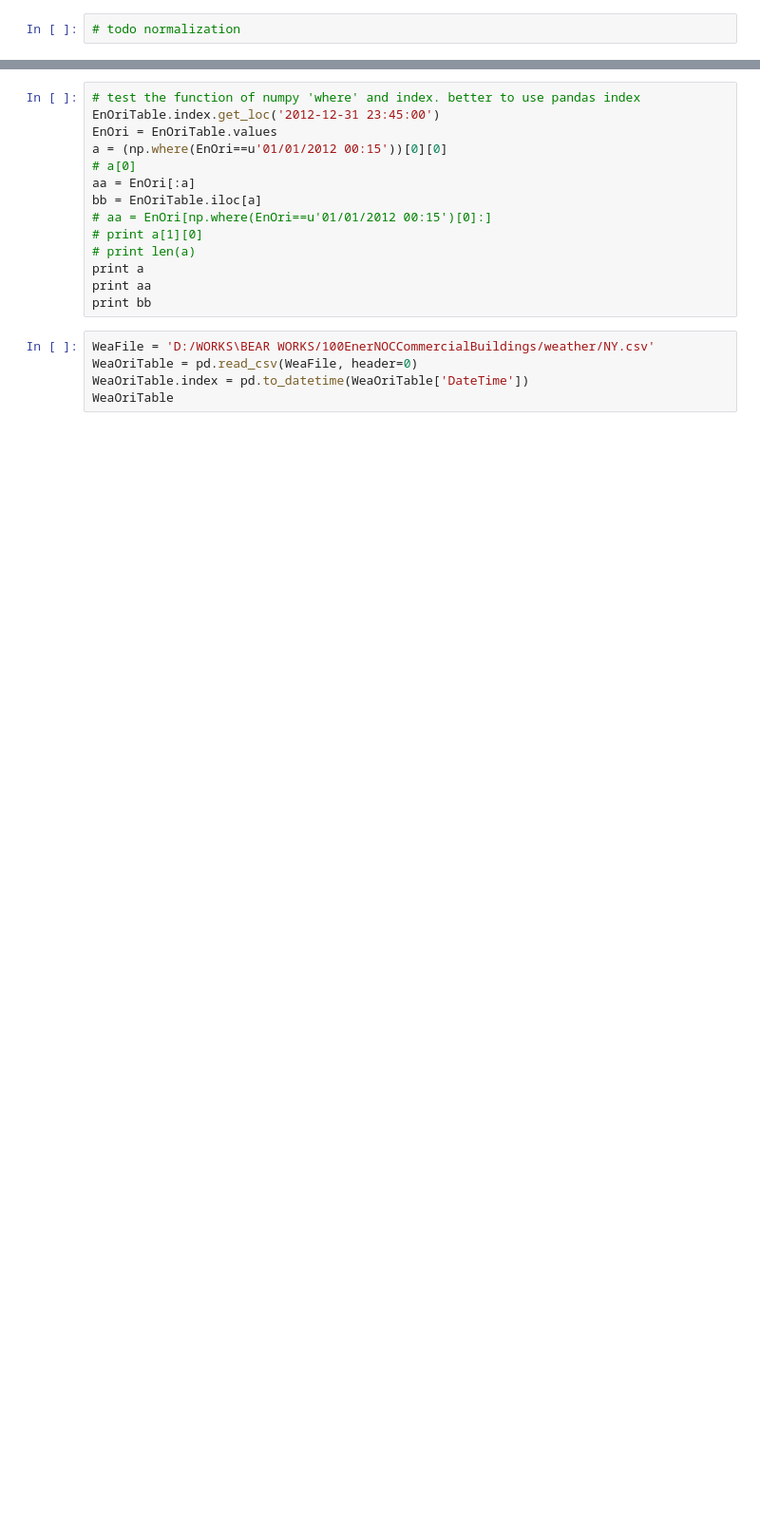
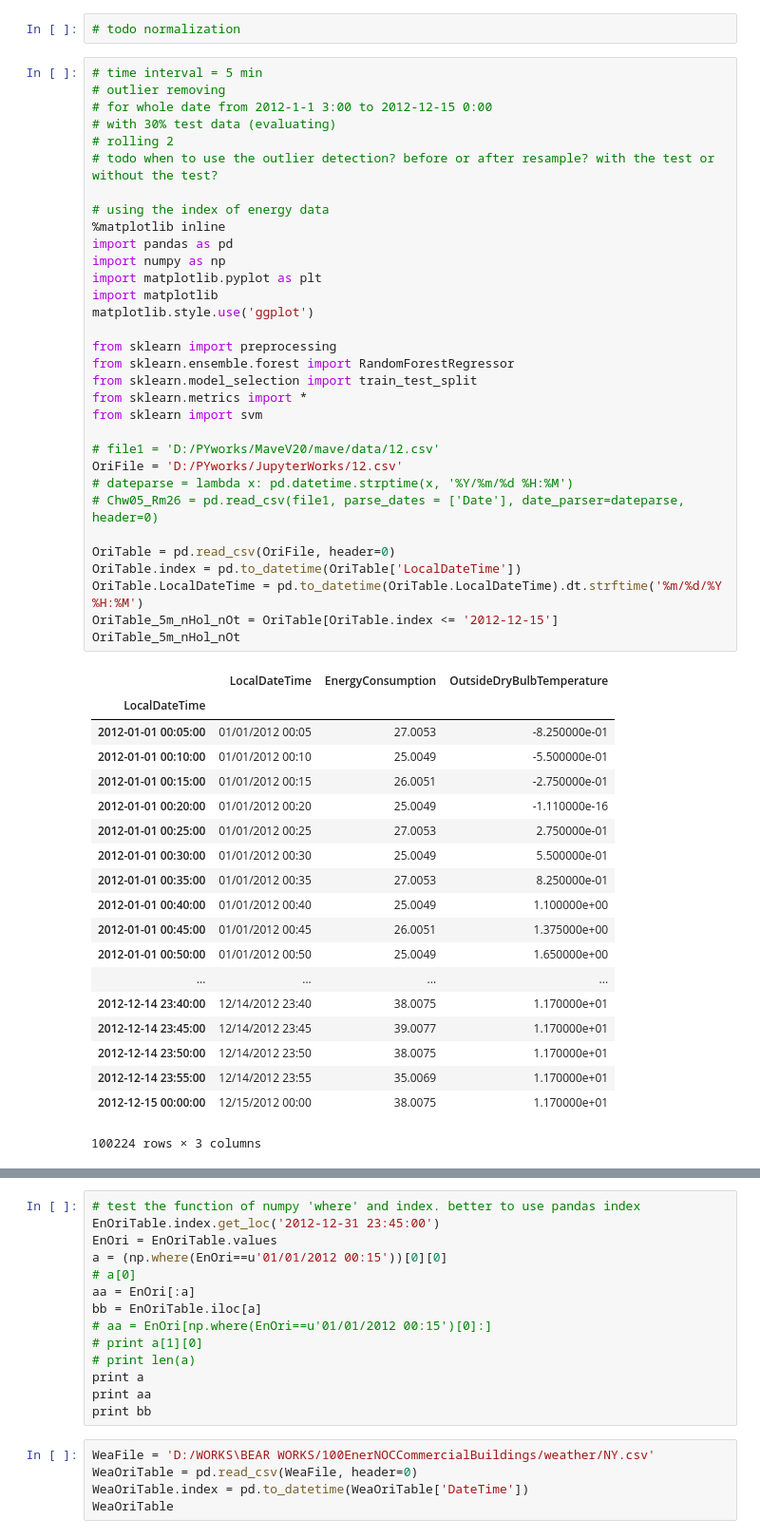
Before and after one commit to YPHu-IBDB/JupyterWorks, a Jupyter notebook: forResample.ipynb, the cells around one changed output, grey strips where cells are left out. Shown at 95% size. Cells and saved outputs as stored; diff of their text form; blank space fills up the shorter version.

```diff
--- a/forResample.ipynb
+++ b/forResample.ipynb
@@ -1,2 +1,54 @@
 # %%
 # todo normalization
+# %%
+# time interval = 5 min
+# outlier removing
+# for whole date from 2012-1-1 3:00 to 2012-12-15 0:00
+# with 30% test data (evaluating)
+# rolling 2
+# todo when to use the outlier detection? before or after resample? with the test or without the test?
+
+# using the index of energy data
+%matplotlib inline
+import pandas as pd
+import numpy as np
+import matplotlib.pyplot as plt
+import matplotlib
+matplotlib.style.use('ggplot')
+
+from sklearn import preprocessing
+from sklearn.ensemble.forest import RandomForestRegressor
+from sklearn.model_selection import train_test_split
+from sklearn.metrics import *
+from sklearn import svm
+
+# file1 = 'D:/PYworks/MaveV20/mave/data/12.csv'
+OriFile = 'D:/PYworks/JupyterWorks/12.csv'
+# dateparse = lambda x: pd.datetime.strptime(x, '%Y/%m/%d %H:%M')
+# Chw05_Rm26 = pd.read_csv(file1, parse_dates = ['Date'], date_parser=dateparse, header=0)
+
+OriTable = pd.read_csv(OriFile, header=0)
+OriTable.index = pd.to_datetime(OriTable['LocalDateTime'])
+OriTable.LocalDateTime = pd.to_datetime(OriTable.LocalDateTime).dt.strftime('%m/%d/%Y %H:%M')
+OriTable_5m_nHol_nOt = OriTable[OriTable.index <= '2012-12-15']
+OriTable_5m_nHol_nOt
+# %% [output]
+|  | LocalDateTime | EnergyConsumption | OutsideDryBulbTemperature |
+| LocalDateTime |  |  |  |
+| 2012-01-01 00:05:00 | 01/01/2012 00:05 | 27.0053 | -8.250000e-01 |
+| 2012-01-01 00:10:00 | 01/01/2012 00:10 | 25.0049 | -5.500000e-01 |
+| 2012-01-01 00:15:00 | 01/01/2012 00:15 | 26.0051 | -2.750000e-01 |
+| 2012-01-01 00:20:00 | 01/01/2012 00:20 | 25.0049 | -1.110000e-16 |
+| 2012-01-01 00:25:00 | 01/01/2012 00:25 | 27.0053 | 2.750000e-01 |
+| 2012-01-01 00:30:00 | 01/01/2012 00:30 | 25.0049 | 5.500000e-01 |
+| 2012-01-01 00:35:00 | 01/01/2012 00:35 | 27.0053 | 8.250000e-01 |
+| 2012-01-01 00:40:00 | 01/01/2012 00:40 | 25.0049 | 1.100000e+00 |
+| 2012-01-01 00:45:00 | 01/01/2012 00:45 | 26.0051 | 1.375000e+00 |
+| 2012-01-01 00:50:00 | 01/01/2012 00:50 | 25.0049 | 1.650000e+00 |
+| ... | ... | ... | ... |
+| 2012-12-14 23:40:00 | 12/14/2012 23:40 | 38.0075 | 1.170000e+01 |
+| 2012-12-14 23:45:00 | 12/14/2012 23:45 | 39.0077 | 1.170000e+01 |
+| 2012-12-14 23:50:00 | 12/14/2012 23:50 | 38.0075 | 1.170000e+01 |
+| 2012-12-14 23:55:00 | 12/14/2012 23:55 | 35.0069 | 1.170000e+01 |
+| 2012-12-15 00:00:00 | 12/15/2012 00:00 | 38.0075 | 1.170000e+01 |
+100224 rows × 3 columns
```
Also changed, not shown: parts of 8 cells of this notebook.
